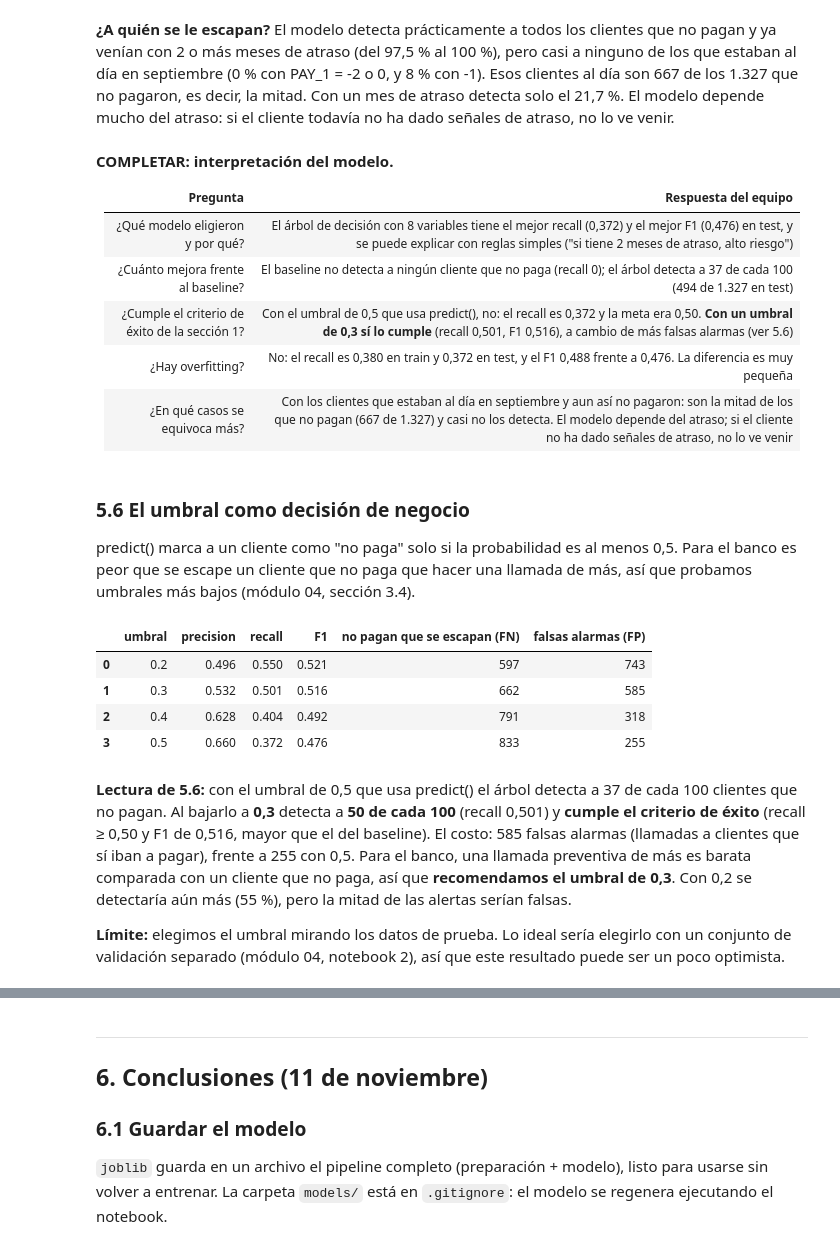
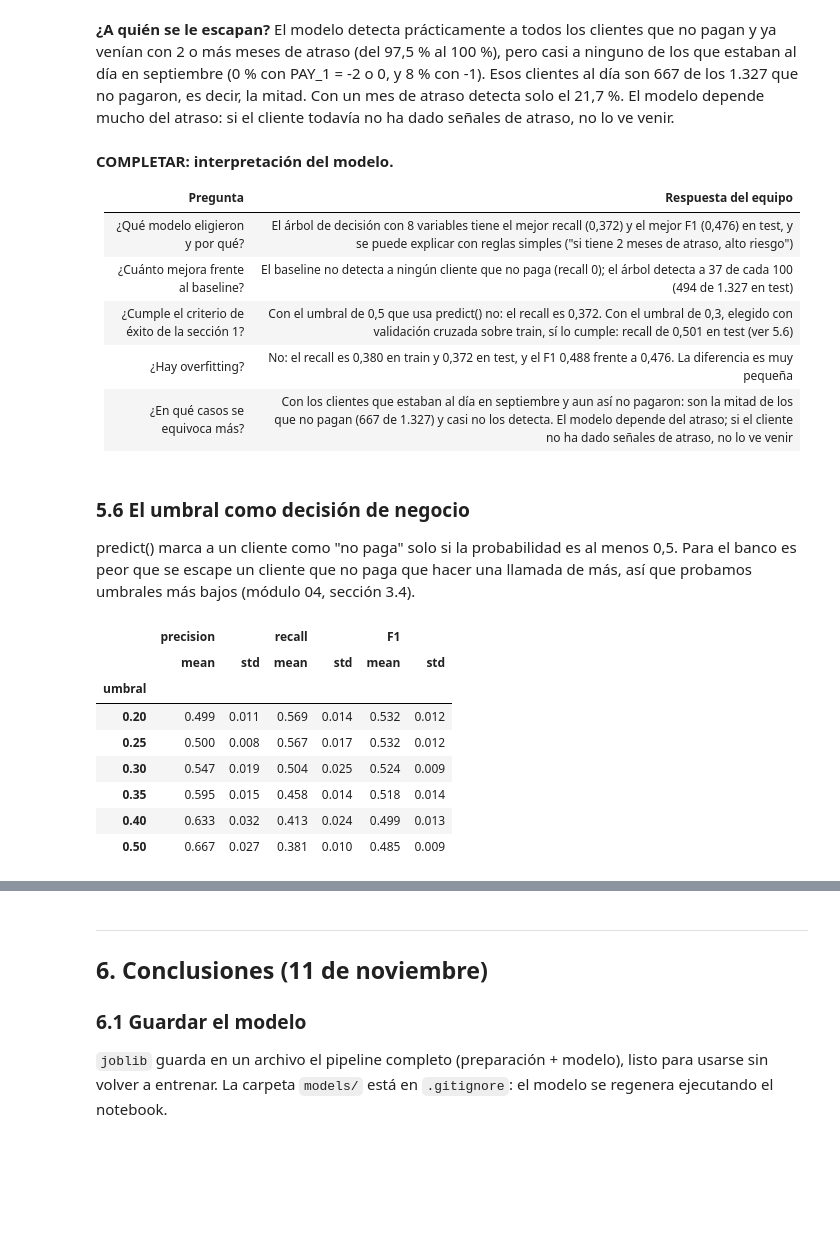
Before and after one commit to lfdaps/proyecto-equipo_1, a Jupyter notebook: notebooks/proyecto_equipo.ipynb, the cells around one changed output, grey strips where cells are left out. Cells and saved outputs as stored; diff of their text form; code cells hidden in the pictures; blank space fills up the shorter version.

```diff
--- a/notebooks/proyecto_equipo.ipynb
+++ b/notebooks/proyecto_equipo.ipynb
@@ -676,37 +676,47 @@ deteccion
 |---|---|
 | ¿Qué modelo eligieron y por qué? | El árbol de decisión con 8 variables tiene el mejor recall (0,372) y el mejor F1 (0,476) en test, y se puede explicar con reglas simples ("si tiene 2 meses de atraso, alto riesgo") |
 | ¿Cuánto mejora frente al baseline? | El baseline no detecta a ningún cliente que no paga (recall 0); el árbol detecta a 37 de cada 100 (494 de 1.327 en test) |
-| ¿Cumple el criterio de éxito de la sección 1? | Con el umbral de 0,5 que usa predict(), no: el recall es 0,372 y la meta era 0,50. **Con un umbral de 0,3 sí lo cumple** (recall 0,501, F1 0,516), a cambio de más falsas alarmas (ver 5.6) |
+| ¿Cumple el criterio de éxito de la sección 1? | Con el umbral de 0,5 que usa predict() no: el recall es 0,372. Con el umbral de 0,3, elegido con validación cruzada sobre train, sí lo cumple: recall de 0,501 en test (ver 5.6) |
 | ¿Hay overfitting? | No: el recall es 0,380 en train y 0,372 en test, y el F1 0,488 frente a 0,476. La diferencia es muy pequeña |
 | ¿En qué casos se equivoca más? | Con los clientes que estaban al día en septiembre y aun así no pagaron: son la mitad de los que no pagan (667 de 1.327) y casi no los detecta. El modelo depende del atraso; si el cliente no ha dado señales de atraso, no lo ve venir |
 # %% [markdown]
 ### 5.6 El umbral como decisión de negocio
 
 predict() marca a un cliente como "no paga" solo si la probabilidad es al menos 0,5. Para el banco es peor que se escape un cliente que no paga que hacer una llamada de más, así que probamos umbrales más bajos (módulo 04, sección 3.4).
-# %%
-from sklearn.metrics import f1_score, precision_score, recall_score
-
-prob_test = mejor.predict_proba(X_test)[:, 1]  # probabilidad de NO pagar de cada cliente de test
-
-filas = []
-for umbral in [0.2, 0.3, 0.4, 0.5]:
-    pred = (prob_test >= umbral).astype(int)
-    filas.append({
-        "umbral": umbral,
-        "precision": precision_score(y_test, pred),
-        "recall": recall_score(y_test, pred),
-        "F1": f1_score(y_test, pred),
-        "no pagan que se escapan (FN)": int(((pred == 0) & (y_test == 1)).sum()),
-        "falsas alarmas (FP)": int(((pred == 1) & (y_test == 0)).sum()),
-    })
-pd.DataFrame(filas).round(3)
-# %% [output]
-|  | umbral | precision | recall | F1 | no pagan que se escapan (FN) | falsas alarmas (FP) |
-| 0 | 0.2 | 0.496 | 0.550 | 0.521 | 597 | 743 |
-| 1 | 0.3 | 0.532 | 0.501 | 0.516 | 662 | 585 |
-| 2 | 0.4 | 0.628 | 0.404 | 0.492 | 791 | 318 |
-| 3 | 0.5 | 0.660 | 0.372 | 0.476 | 833 | 255 |
-# %% [markdown]
-**Lectura de 5.6:** con el umbral de 0,5 que usa predict() el árbol detecta a 37 de cada 100 clientes que no pagan. Al bajarlo a **0,3** detecta a **50 de cada 100** (recall 0,501) y **cumple el criterio de éxito** (recall ≥ 0,50 y F1 de 0,516, mayor que el del baseline). El costo: 585 falsas alarmas (llamadas a clientes que sí iban a pagar), frente a 255 con 0,5. Para el banco, una llamada preventiva de más es barata comparada con un cliente que no paga, así que **recomendamos el umbral de 0,3**. Con 0,2 se detectaría aún más (55 %), pero la mitad de las alertas serían falsas.
-
-**Límite:** elegimos el umbral mirando los datos de prueba. Lo ideal sería elegirlo con un conjunto de validación separado (módulo 04, notebook 2), así que este resultado puede ser un poco optimista.
+# %%
+# Elegir el umbral SOLO con train: validación cruzada estratificada de 5 partes (módulo 07)
+from sklearn.metrics import f1_score, precision_score, recall_score
+from sklearn.model_selection import StratifiedKFold
+
+cv = StratifiedKFold(n_splits=5, shuffle=True, random_state=SEMILLA)
+UMBRALES = [0.2, 0.25, 0.3, 0.35, 0.4, 0.5]
+
+filas_cv = []
+for numero, (idx_entrena, idx_valida) in enumerate(cv.split(X_train, y_train), start=1):
+    X_ent, X_val = X_train.iloc[idx_entrena], X_train.iloc[idx_valida]
+    y_ent, y_val = y_train.iloc[idx_entrena], y_train.iloc[idx_valida]
+    prob_val = mejor.fit(X_ent, y_ent).predict_proba(X_val)[:, 1]
+    for umbral in UMBRALES:
+        pred = (prob_val >= umbral).astype(int)
+        filas_cv.append({
+            "parte": numero,
+            "umbral": umbral,
+            "precision": precision_score(y_val, pred),
+            "recall": recall_score(y_val, pred),
+            "F1": f1_score(y_val, pred),
+        })
+
+mejor.fit(X_train, y_train)  # volver a entrenar con TODO el train para dejarlo como estaba
+
+resumen_cv = pd.DataFrame(filas_cv).groupby("umbral")[["precision", "recall", "F1"]].agg(["mean", "std"]).round(3)
+resumen_cv
+# %% [output]
+|  | precision |  | recall |  | F1 |  |
+|  | mean | std | mean | std | mean | std |
+| umbral |  |  |  |  |  |  |
+| 0.20 | 0.499 | 0.011 | 0.569 | 0.014 | 0.532 | 0.012 |
+| 0.25 | 0.500 | 0.008 | 0.567 | 0.017 | 0.532 | 0.012 |
+| 0.30 | 0.547 | 0.019 | 0.504 | 0.025 | 0.524 | 0.009 |
+| 0.35 | 0.595 | 0.015 | 0.458 | 0.014 | 0.518 | 0.014 |
+| 0.40 | 0.633 | 0.032 | 0.413 | 0.024 | 0.499 | 0.013 |
+| 0.50 | 0.667 | 0.027 | 0.381 | 0.010 | 0.485 | 0.009 |
```
Also changed, not shown: parts of 3 cells of this notebook.
